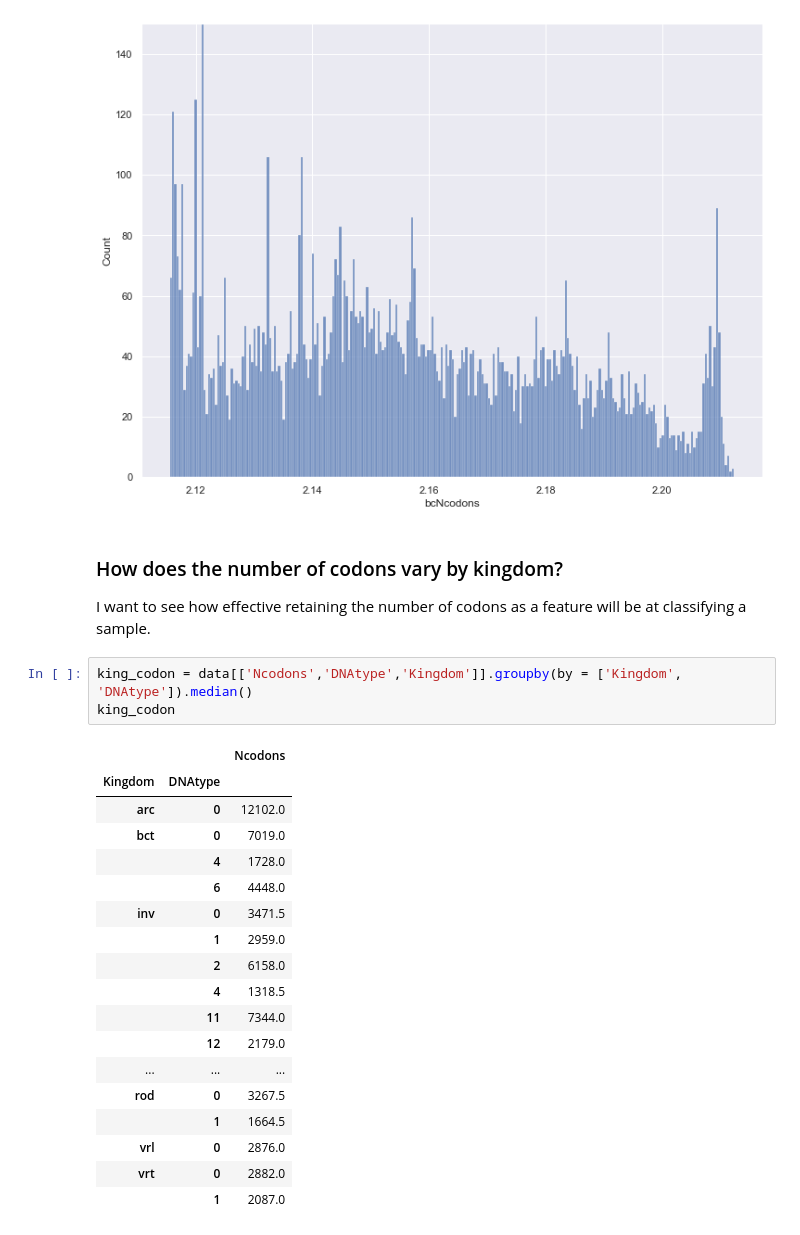
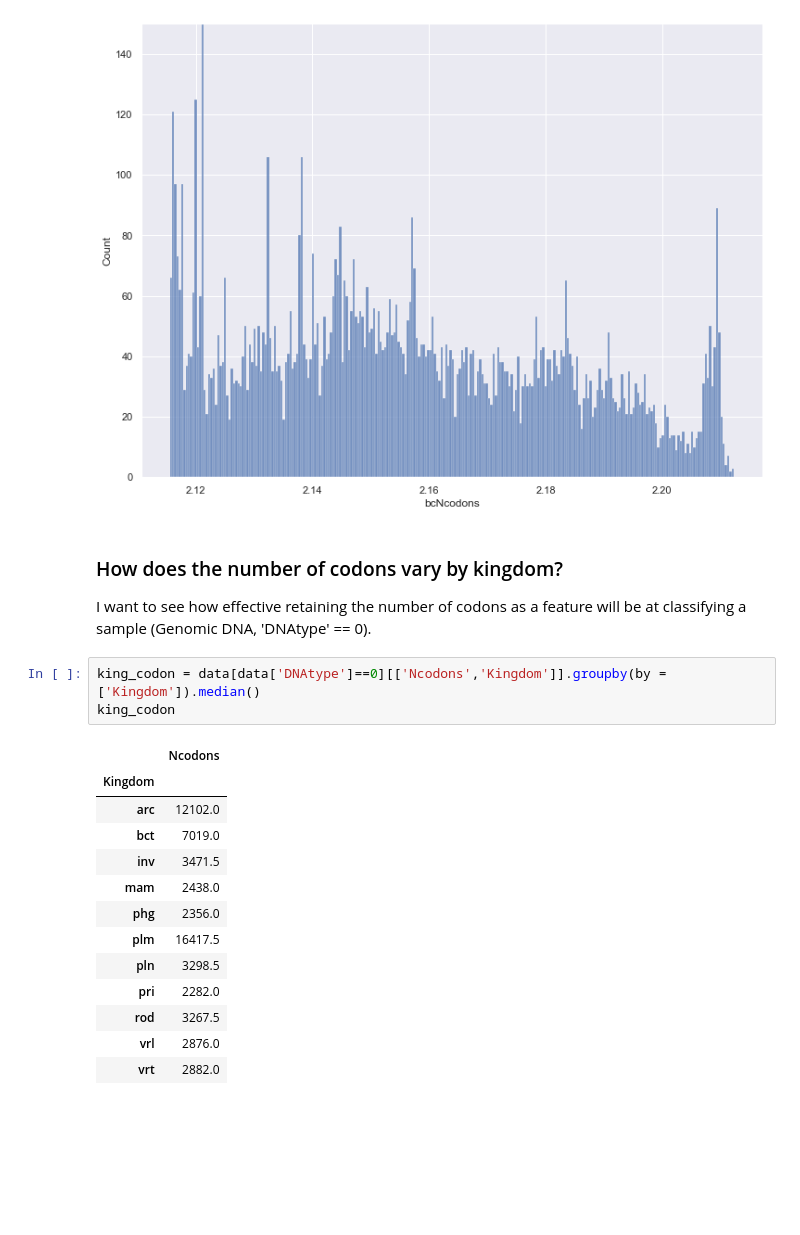
Before and after one commit to bernpb/Codon_Frequency_Classification, a Jupyter notebook: EDA.ipynb, the cells around one changed output. Drawn from its saved outputs; the diff is of its cells as text; blank space fills up the shorter version.

```diff
--- a/EDA.ipynb
+++ b/EDA.ipynb
@@ -138,26 +151,21 @@ ax.set(ylim = (0, 150))
 # %% [markdown]
 ### How does the number of codons vary by kingdom?
 
-I want to see how effective retaining the number of codons as a feature will be at classifying a sample.
+I want to see how effective retaining the number of codons as a feature will be at classifying a sample  (Genomic DNA, 'DNAtype' == 0).
 # %%
-king_codon = data[['Ncodons','DNAtype','Kingdom']].groupby(by = ['Kingdom', 'DNAtype']).median()
+king_codon = data[data['DNAtype']==0][['Ncodons','Kingdom']].groupby(by = ['Kingdom']).median()
 king_codon
 # %% [output]
-|  |  | Ncodons |
-| Kingdom | DNAtype |  |
-| arc | 0 | 12102.0 |
-| bct | 0 | 7019.0 |
-|  | 4 | 1728.0 |
-|  | 6 | 4448.0 |
-| inv | 0 | 3471.5 |
-|  | 1 | 2959.0 |
-|  | 2 | 6158.0 |
-|  | 4 | 1318.5 |
-|  | 11 | 7344.0 |
-|  | 12 | 2179.0 |
-| ... | ... | ... |
-| rod | 0 | 3267.5 |
-|  | 1 | 1664.5 |
-| vrl | 0 | 2876.0 |
-| vrt | 0 | 2882.0 |
-|  | 1 | 2087.0 |
+|  | Ncodons |
+| Kingdom |  |
+| arc | 12102.0 |
+| bct | 7019.0 |
+| inv | 3471.5 |
+| mam | 2438.0 |
+| phg | 2356.0 |
+| plm | 16417.5 |
+| pln | 3298.5 |
+| pri | 2282.0 |
+| rod | 3267.5 |
+| vrl | 2876.0 |
+| vrt | 2882.0 |
```
Also changed, not shown: parts of 13 cells of this notebook, 9 other files.
